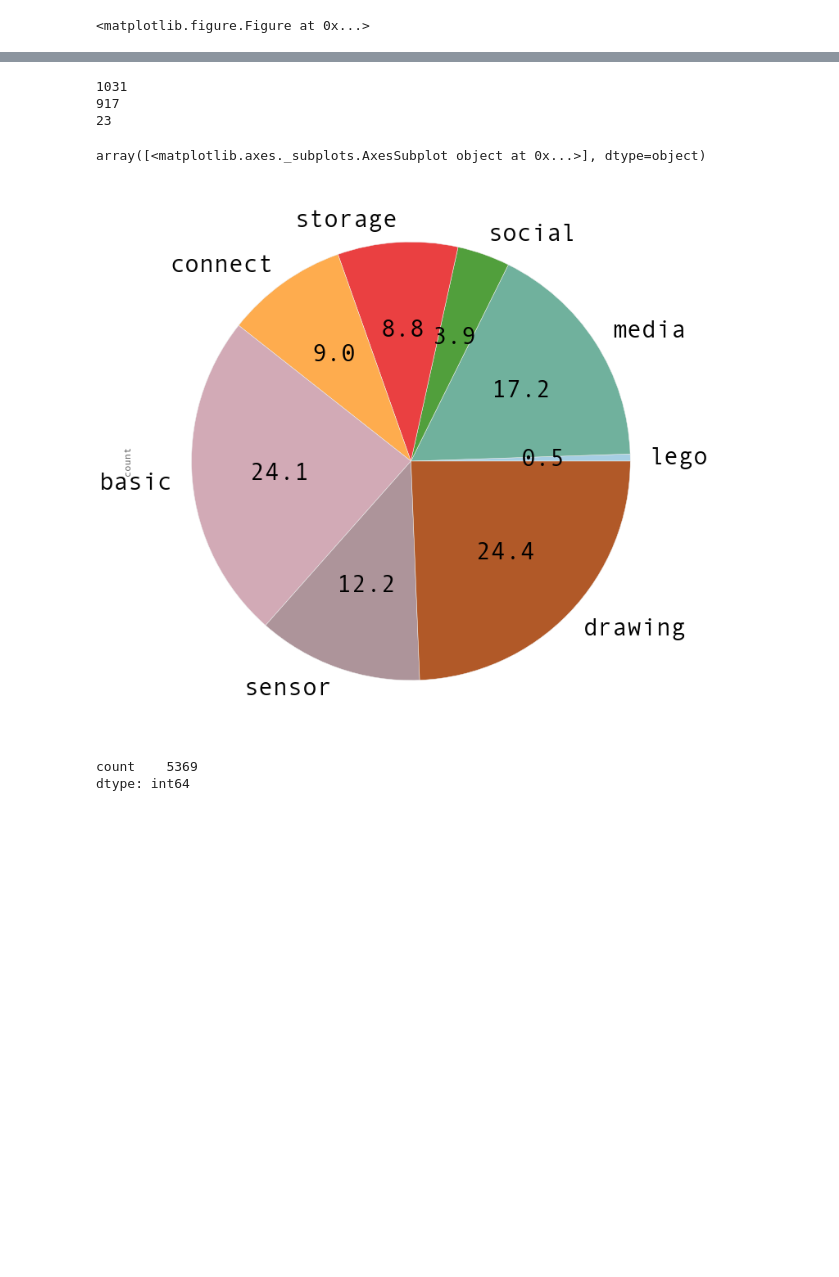
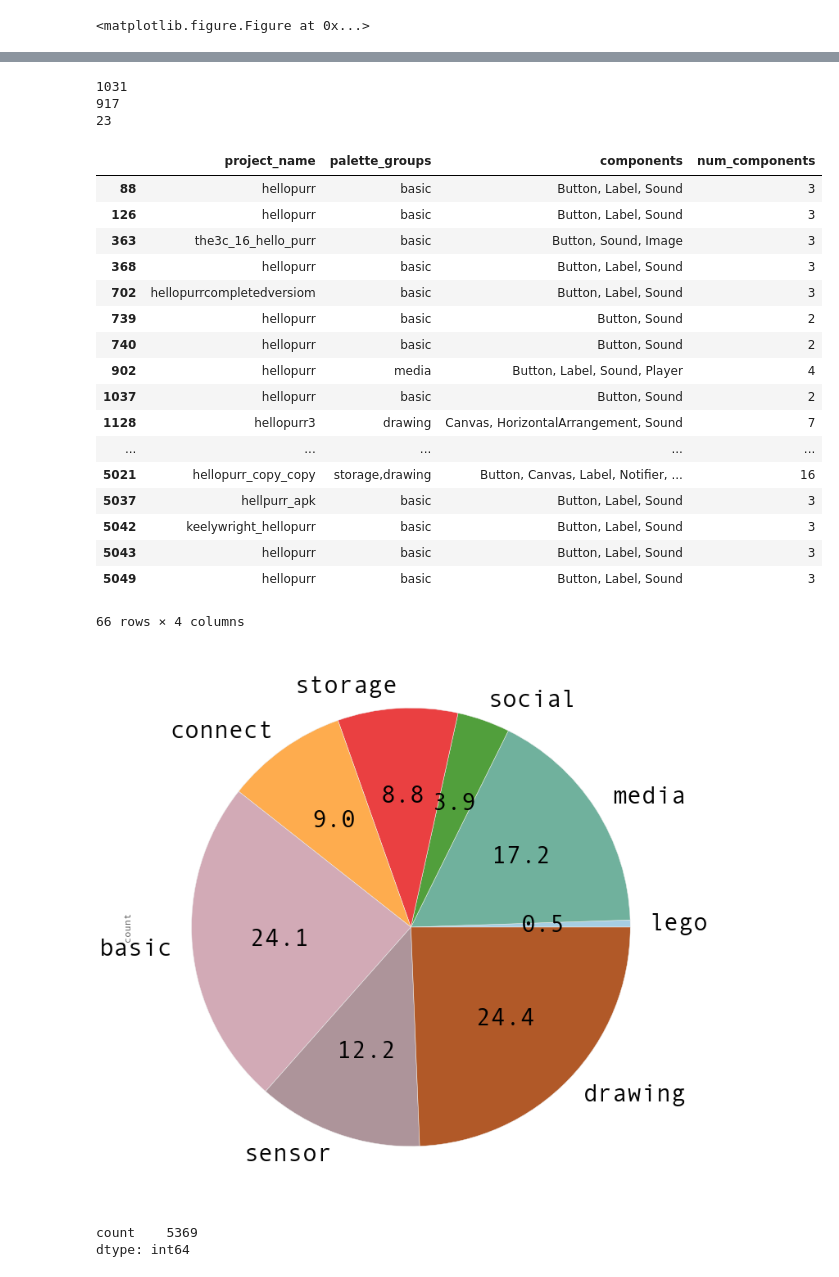
Before and after one commit to bxie/ai2_analysis, a Jupyter notebook: PaletteGrouping.ipynb, the cells around one changed output, grey strips where cells are left out. Cells and saved outputs as stored; diff of their text form; code cells hidden in the pictures; blank space fills up the shorter version.

```diff
--- a/PaletteGrouping.ipynb
+++ b/PaletteGrouping.ipynb
@@ -267,49 +249,67 @@ tutorials = {"hello_purr":"purr",
              "where_car": "where",
              "map_it": "mapit|map_it",
              "loc_sensor":"location",
              "spikes":"ohmyspikes|oh_my_spikes"}
 
 tutorials_count = {}
 total_tutorials = 0
 total_working_tutorials = 0
 
 for entry in tutorials:
     search_term = tutorials[entry]
     count_work = len(df_this[df_this.project_name.str.contains(search_term)])
     count_all = len(df_raw[df_raw.project_name.str.contains(search_term)])
     tutorials_count[entry] = count_work, count_all
 
     total_tutorials += count_all
     total_working_tutorials += count_work
 
 print total_tutorials
 print total_working_tutorials
 print len(tutorials)
 
 ################
-# search_criteria = tutorials['spikes']
+search_criteria = tutorials['hello_purr']
 
-# df_result = df_this[df_this.project_name.str.contains(search_criteria)][['project_name', 'palette_groups', 'components', 'num_components']]
-# groups = df_result.groupby(df_result.palette_groups).groups
+df_result = df_this[df_this.project_name.str.contains(search_criteria)][['project_name', 'palette_groups', 'components', 'num_components']]
+groups = df_result.groupby(df_result.palette_groups).groups
 
-# #key: group, value: frac of tutorials in that group
-# freq = {}
-# for group in groups:
-#     count = df_result[df_result.palette_groups==group][['palette_groups']].count()
-#     freq[group] = count/len(df_result)
-# #     print group + ": " + str(count)
+#key: group, value: frac of tutorials in that group
+freq = {}
+for group in groups:
+    count = df_result[df_result.palette_groups==group][['palette_groups']].count()
+    freq[group] = count/len(df_result)
+#     print group + ": " + str(count)
 
-# df_result
+df_result
 # %% [output]
 1031
 917
 23
+|  | project_name | palette_groups | components | num_components |
+| 88 | hellopurr | basic | Button, Label, Sound | 3 |
+| 126 | hellopurr | basic | Button, Label, Sound | 3 |
+| 363 | the3c_16_hello_purr | basic | Button, Sound, Image | 3 |
+| 368 | hellopurr | basic | Button, Label, Sound | 3 |
+| 702 | hellopurrcompletedversiom | basic | Button, Label, Sound | 3 |
+| 739 | hellopurr | basic | Button, Sound | 2 |
+| 740 | hellopurr | basic | Button, Sound | 2 |
+| 902 | hellopurr | media | Button, Label, Sound, Player | 4 |
+| 1037 | hellopurr | basic | Button, Sound | 2 |
+| 1128 | hellopurr3 | drawing | Canvas, HorizontalArrangement, Sound | 7 |
+| ... | ... | ... | ... | ... |
+| 5021 | hellopurr_copy_copy | storage,drawing | Button, Canvas, Label, Notifier, ... | 16 |
+| 5037 | hellpurr_apk | basic | Button, Label, Sound | 3 |
+| 5042 | keelywright_hellopurr | basic | Button, Label, Sound | 3 |
+| 5043 | hellopurr | basic | Button, Label, Sound | 3 |
+| 5049 | hellopurr | basic | Button, Label, Sound | 3 |
+66 rows × 4 columns
 # %%
 #Number of projects that fit into each palette group
 
 #(ignoring all overlap, so some projects double counted)
 data = {'group':cat_to_comps.keys(),
-       'count': []}
+       'count': []} #supposed to be named 'count' or something but that shows up on pie chart
 
 num_unique = {}
 
@@ -323,9 +323,8 @@ df_count = pd.DataFrame(data=data['count'], index=data['group'], columns=['count
 df_count_t = df_count.transpose()
 # print df_count_t.values.sum()
 # df_count_t.plot(kind='barh', stacked=True, figsize=(12,4))
-df_count.plot(kind='pie', subplots=True, figsize=(12,12), legend=False, fontsize=30, colormap='Paired', autopct='%.1f')
+plot = df_count.plot(kind='pie', subplots=True, figsize=(12,12), legend=False, fontsize=30, colormap='Paired', autopct='%.1f')
 # %% [output]
-array([<matplotlib.axes._subplots.AxesSubplot object at 0x...>], dtype=object)
 [figure]
 # %%
 #separating df by group (overlap exists)
```
Also changed, not shown: parts of 8 cells of this notebook, 17 other files.
